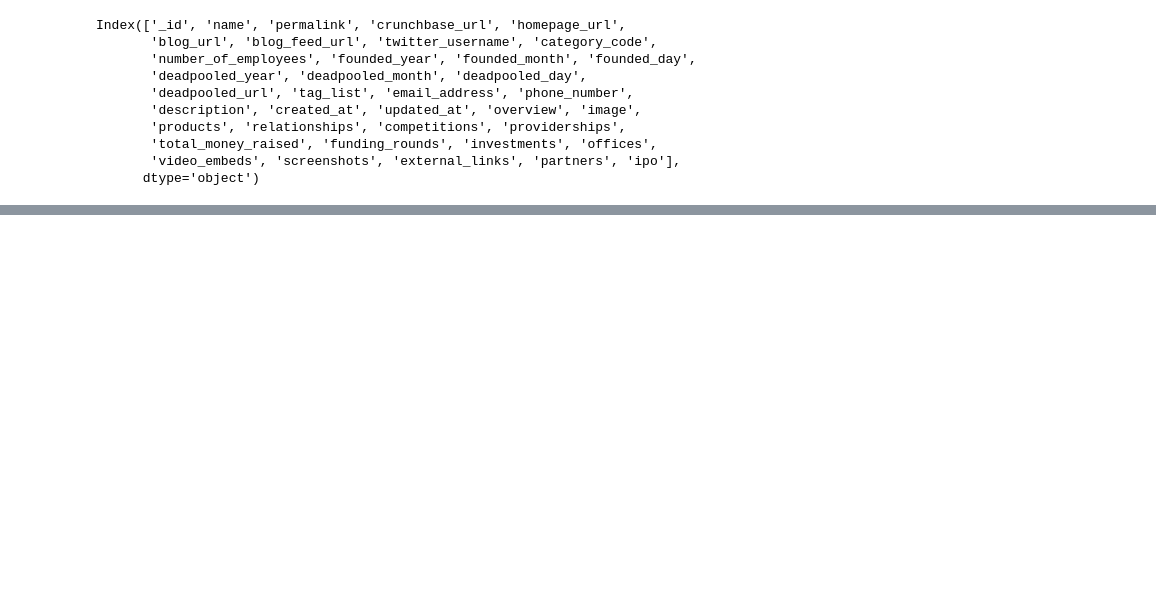
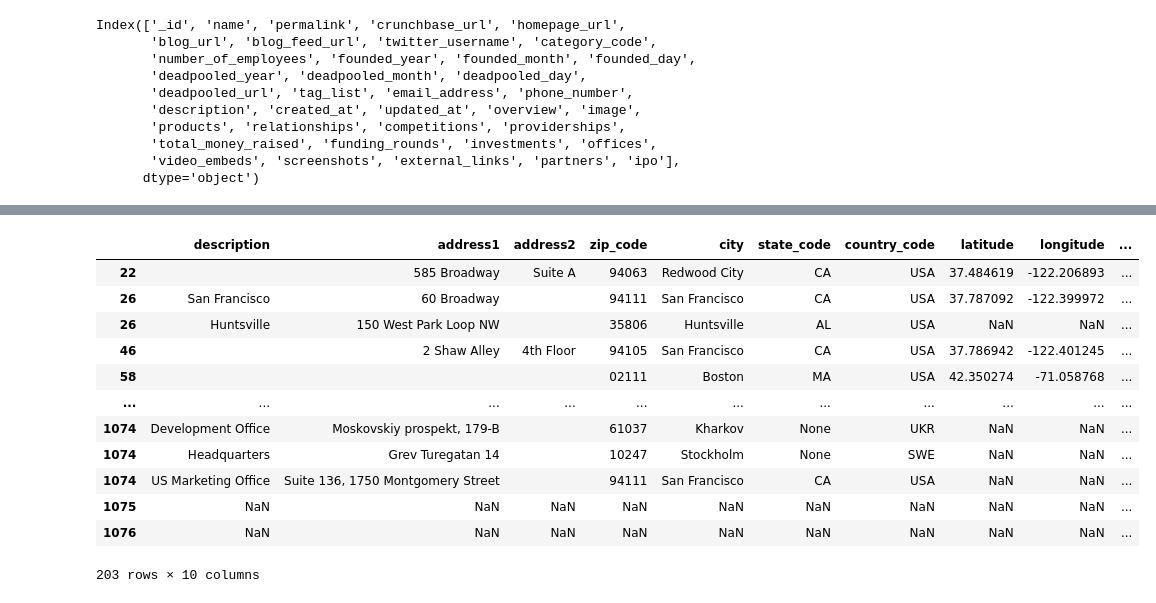
Before and after one commit to MaxTabo/PROJECT3, a Jupyter notebook: PROJECT3.ipynb, the cells around one changed output, grey strips where cells are left out. Cells and saved outputs as stored; diff of their text form; code cells hidden in the pictures; blank space fills up the shorter version.

```diff
--- a/PROJECT3.ipynb
+++ b/PROJECT3.ipynb
@@ -97,4 +87,2 @@ data.sample(10)
 # %%
  data=data.dropna(subset=['description'])
-# %%
-data['total_money_raised'] = data['total_money_raised'].str.extract('(.*M|B)')
@@ -132,2 +93,0 @@ data.explode('offices')
-# %%
-data.reset_index(drop=True, inplace=True)
@@ -221,0 +94,2 @@ Hamburg           1
+# %%
+data=data.explode('offices')
@@ -221,0 +112,18 @@ Hamburg           1
+# %%
+Test=data['offices'].apply(pd.Series)
+# %%
+Test
+# %% [output]
+|  | description | address1 | address2 | zip_code | city | state_code | country_code | latitude | longitude | ... |
+| 22 |  | 585 Broadway | Suite A | 94063 | Redwood City | CA | USA | 37.484619 | -122.206893 | ... |
+| 26 | San Francisco | 60 Broadway |  | 94111 | San Francisco | CA | USA | 37.787092 | -122.399972 | ... |
+| 26 | Huntsville | 150 West Park Loop NW |  | 35806 | Huntsville | AL | USA | NaN | NaN | ... |
+| 46 |  | 2 Shaw Alley | 4th Floor | 94105 | San Francisco | CA | USA | 37.786942 | -122.401245 | ... |
+| 58 |  |  |  | 02111 | Boston | MA | USA | 42.350274 | -71.058768 | ... |
+| ... | ... | ... | ... | ... | ... | ... | ... | ... | ... | ... |
+| 1074 | Development Office | Moskovskiy prospekt, 179-B |  | 61037 | Kharkov | None | UKR | NaN | NaN | ... |
+| 1074 | Headquarters | Grev Turegatan 14 |  | 10247 | Stockholm | None | SWE | NaN | NaN | ... |
+| 1074 | US Marketing Office | Suite 136, 1750 Montgomery Street |  | 94111 | San Francisco | CA | USA | NaN | NaN | ... |
+| 1075 | NaN | NaN | NaN | NaN | NaN | NaN | NaN | NaN | NaN | ... |
+| 1076 | NaN | NaN | NaN | NaN | NaN | NaN | NaN | NaN | NaN | ... |
+203 rows × 10 columns
```
Also changed, not shown: parts of 147 cells of this notebook, 9 other files.
